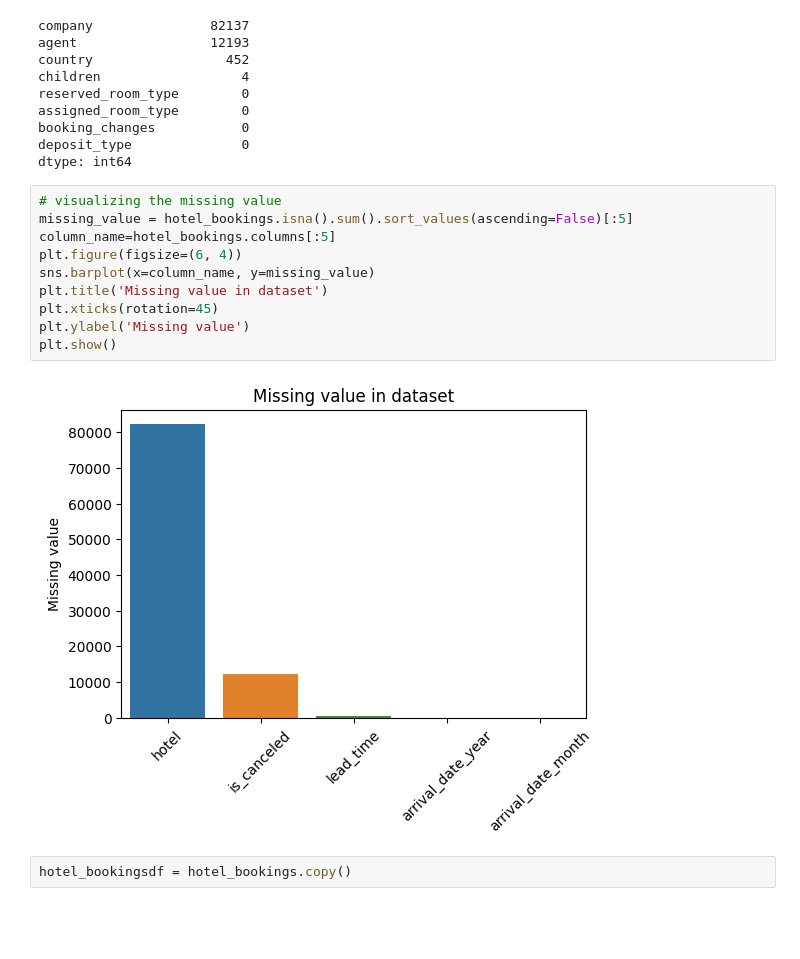
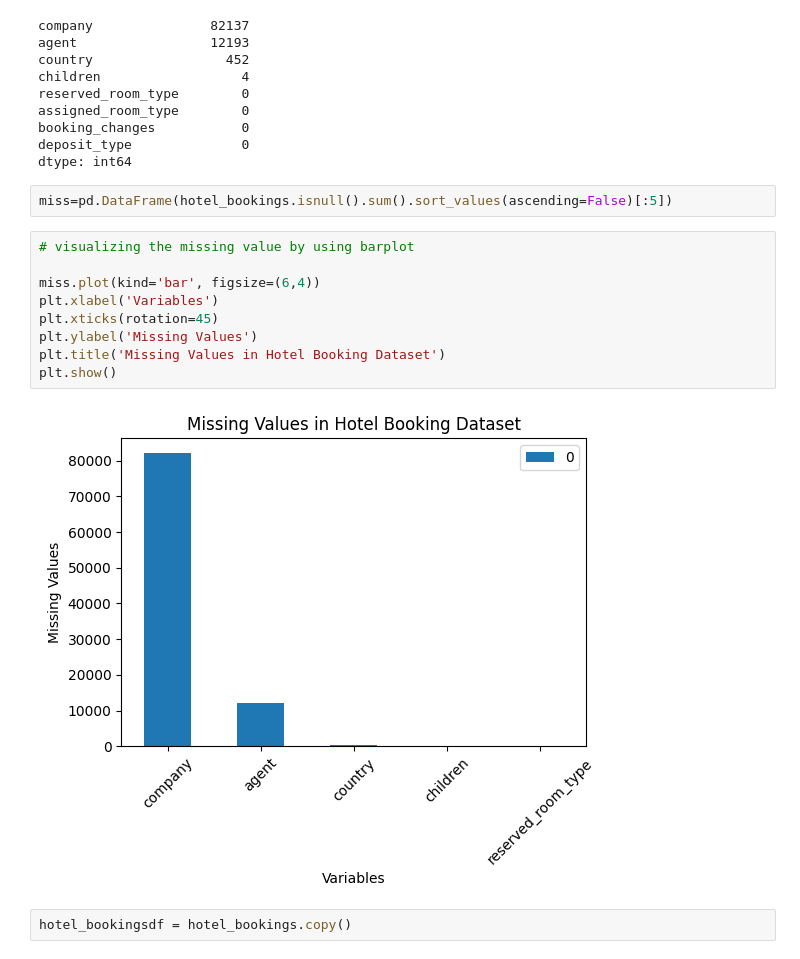
Before and after one commit to Sumandhal01/Hotel-booking-analysis, a Jupyter notebook: Capstone_Project_2.ipynb, the cells around one changed output. Drawn from its saved outputs; the diff is of its cells as text; blank space fills up the shorter version.

```diff
--- a/Capstone_Project_2.ipynb
+++ b/Capstone_Project_2.ipynb
@@ -236,18 +236,19 @@ assigned_room_type        0
 booking_changes           0
 deposit_type              0
 dtype: int64
+# %%
+miss=pd.DataFrame(hotel_bookings.isnull().sum().sort_values(ascending=False)[:5])
 # %%
-# visualizing the missing value
-missing_value = hotel_bookings.isna().sum().sort_values(ascending=False)[:5]
-column_name=hotel_bookings.columns[:5]
-plt.figure(figsize=(6, 4))
-sns.barplot(x=column_name, y=missing_value)
-plt.title('Missing value in dataset')
+# visualizing the missing value by using barplot
+
+miss.plot(kind='bar', figsize=(6,4))
+plt.xlabel('Variables')
 plt.xticks(rotation=45)
-plt.ylabel('Missing value')
+plt.ylabel('Missing Values')
+plt.title('Missing Values in Hotel Booking Dataset')
 plt.show()
 # %% [output]
-[figure, old version]
+[figure, new version]
 # %%
 hotel_bookingsdf = hotel_bookings.copy()
 # %% [markdown]
```
